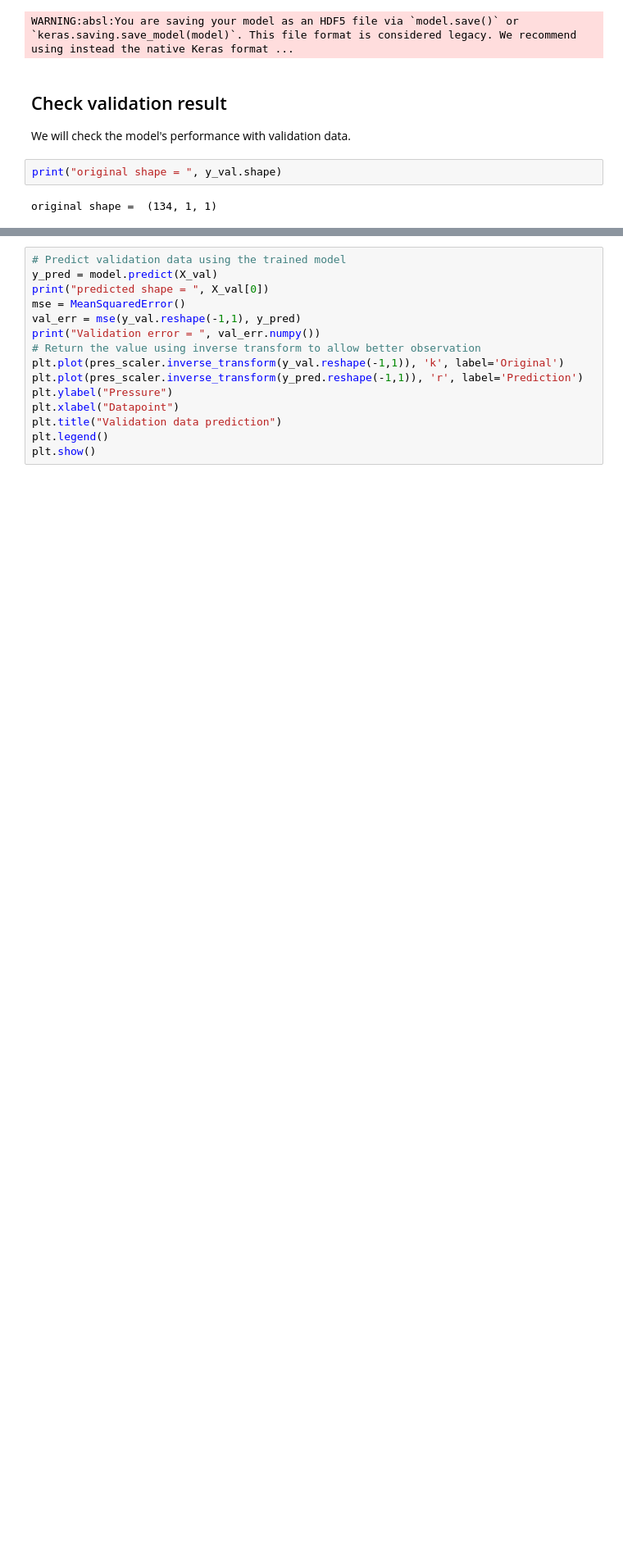
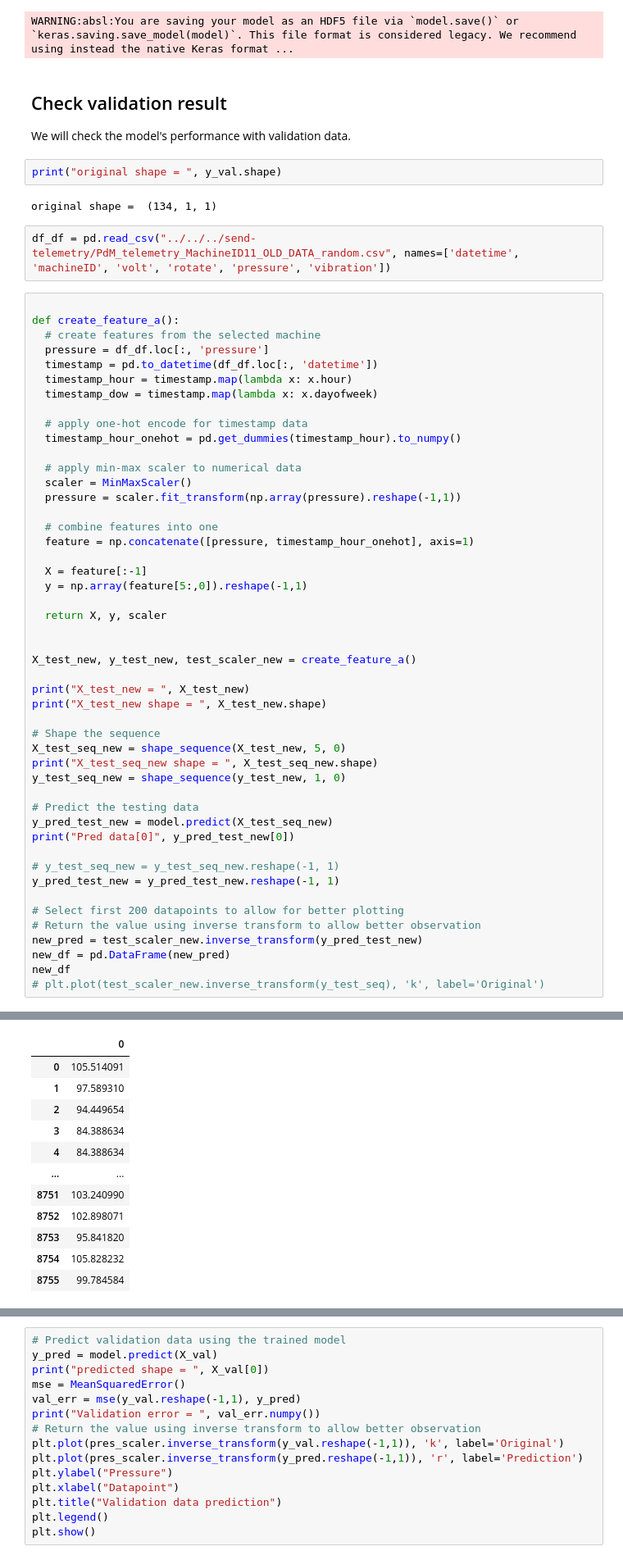
Before and after one commit to skinnyleg/thingsboard, a Jupyter notebook: predictive-maintenance/src/forecast/model.ipynb, the cells around one changed output, grey strips where cells are left out. Shown at 82% size. Drawn from its saved outputs; the diff is of its cells as text; blank space fills up the shorter version.

Commit message:
update forecast data

```diff
--- a/predictive-maintenance/src/forecast/model.ipynb
+++ b/predictive-maintenance/src/forecast/model.ipynb
@@ -315,3 +318,54 @@ We will check the model's performance with validation data.
 print("original shape = ", y_val.shape)
 # %% [output]
 original shape =  (134, 1, 1)
+# %%
+df_df = pd.read_csv("../../../send-telemetry/PdM_telemetry_MachineID11_OLD_DATA_random.csv", names=['datetime', 'machineID', 'volt', 'rotate', 'pressure', 'vibration'])
+# %%
+
+def create_feature_a():
+  # create features from the selected machine
+  pressure = df_df.loc[:, 'pressure']
+  timestamp = pd.to_datetime(df_df.loc[:, 'datetime'])
+  timestamp_hour = timestamp.map(lambda x: x.hour)
+  timestamp_dow = timestamp.map(lambda x: x.dayofweek)
+
+  # apply one-hot encode for timestamp data
+  timestamp_hour_onehot = pd.get_dummies(timestamp_hour).to_numpy()
+
+  # apply min-max scaler to numerical data
+  scaler = MinMaxScaler()
+  pressure = scaler.fit_transform(np.array(pressure).reshape(-1,1))
+
+  # combine features into one
+  feature = np.concatenate([pressure, timestamp_hour_onehot], axis=1)
+
+  X = feature[:-1]
+  y = np.array(feature[5:,0]).reshape(-1,1)
+
+  return X, y, scaler
+
+
+X_test_new, y_test_new, test_scaler_new = create_feature_a()
+
+print("X_test_new = ", X_test_new)
+print("X_test_new shape = ", X_test_new.shape)
+
+# Shape the sequence
+X_test_seq_new = shape_sequence(X_test_new, 5, 0)
+print("X_test_seq_new shape = ", X_test_seq_new.shape)
+y_test_seq_new = shape_sequence(y_test_new, 1, 0)
+
+# Predict the testing data
+y_pred_test_new = model.predict(X_test_seq_new)
+print("Pred data[0]", y_pred_test_new[0])
+
+# y_test_seq_new = y_test_seq_new.reshape(-1, 1)
+y_pred_test_new = y_pred_test_new.reshape(-1, 1)
+
+# Select first 200 datapoints to allow for better plotting
+# Return the value using inverse transform to allow better observation
+new_pred = test_scaler_new.inverse_transform(y_pred_test_new)
+new_df = pd.DataFrame(new_pred)
+new_df
+# plt.plot(test_scaler_new.inverse_transform(y_test_seq), 'k', label='Original')
+# %% [output]
@@ -317,0 +383,12 @@ original shape =  (134, 1, 1)
+|  | 0 |
+| 0 | 105.514091 |
+| 1 | 97.589310 |
+| 2 | 94.449654 |
+| 3 | 84.388634 |
+| 4 | 84.388634 |
+| ... | ... |
+| 8751 | 103.240990 |
+| 8752 | 102.898071 |
+| 8753 | 95.841820 |
+| 8754 | 105.828232 |
+| 8755 | 99.784584 |
```
Also changed, not shown: parts of 3 cells of this notebook, 5 other files.
